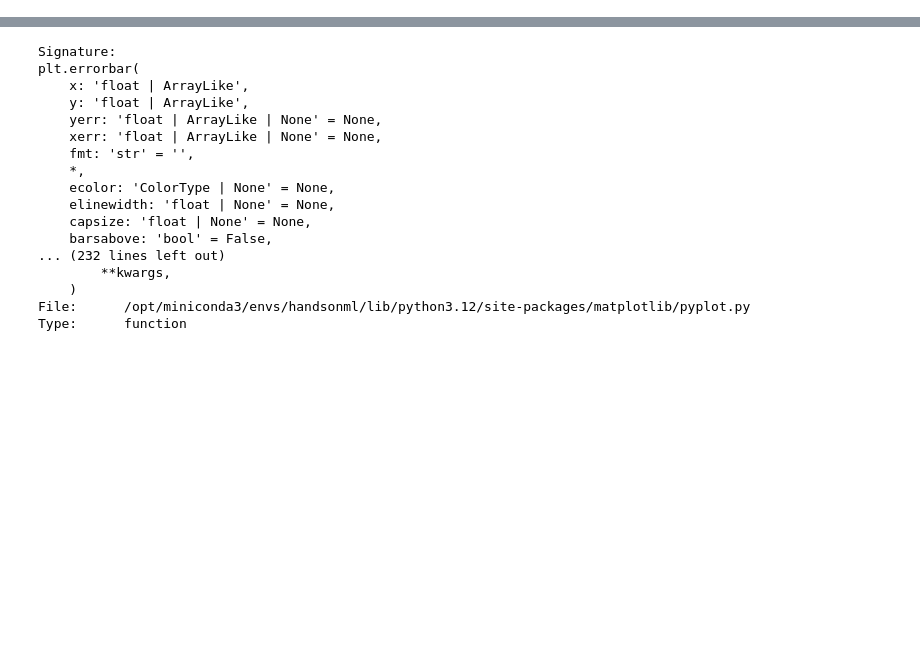
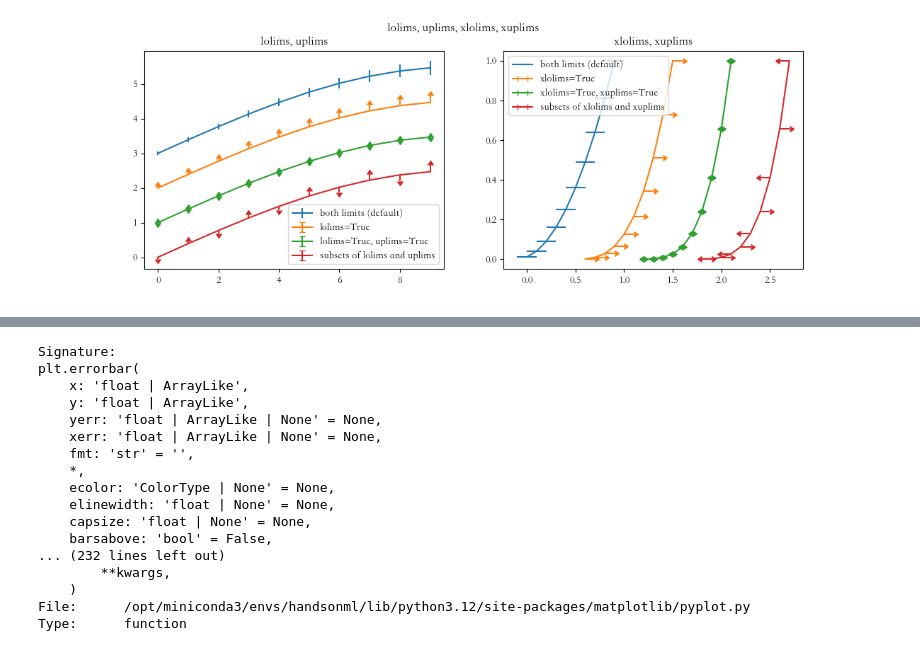
Before and after one commit to wangmu0115/HandsOn-ML, a Jupyter notebook: matplotlib/误差线.ipynb, the cells around one changed output, grey strips where cells are left out. Cells and saved outputs as stored; diff of their text form; code cells hidden in the pictures; blank space fills up the shorter version.

```diff
--- a/matplotlib/误差线.ipynb
+++ b/matplotlib/误差线.ipynb
@@ -47,0 +89,40 @@ plt.show()
+# %%
+%matplotlib widget
+import numpy as np
+import matplotlib as mpl
+import matplotlib.pyplot as plt
+
+mpl.rcParams["font.sans-serif"] = ["Kaiti SC", "Menlo"] # 设置字体
+
+fig, (ax1, ax2) = plt.subplots(1, 2, figsize=(12, 4))
+
+x = np.arange(10)
+y = 2.5 * np.sin(x / 20 * np.pi)
+yerr = np.linspace(0.05, 0.2, 10)
+
+ax1.errorbar(x, y + 3, yerr=yerr, label="both limits (default)")
+ax1.errorbar(x, y + 2, yerr=yerr, lolims=True, label="lolims=True")
+ax1.errorbar(x, y + 1, yerr=yerr, lolims=True, uplims=True, label="lolims=True, uplims=True")
+lowerlimits, upperlimits = [False] * len(x), [False] * len(x)
+lowerlimits[1::2] = [True] * len(lowerlimits[1::2])
+upperlimits[0::2] = [True] * len(upperlimits[0::2])
+ax1.errorbar(x, y, yerr=yerr, lolims=lowerlimits, uplims=upperlimits, label="subsets of lolims and uplims")
+ax1.set_title("lolims, uplims")
+ax1.legend(loc="lower right")
+
+x = x / 10.0
+ax2.errorbar(x, (x + 0.1)**2, xerr=0.1, label="both limits (default)")
+ax2.errorbar(x + 0.6, (x + 0.1)**3, xerr=0.1, xlolims=True, label="xlolims=True")
+ax2.errorbar(x + 1.2, (x + 0.1)**4, xerr=0.1, xlolims=True, xuplims=True, label="xlolims=True, xuplims=True")
+xlowerlimits, xupperlimits = [False] * len(x), [False] * len(x)
+xlowerlimits[0::2] = [True] * len(xlowerlimits[0::2])
+xupperlimits[1::2] = [True] * len(xupperlimits[1::2])
+ax2.errorbar(x + 1.8, (x + 0.1)**4, xerr=0.1, xlolims=xlowerlimits, xuplims=xupperlimits, label="subsets of xlolims and xuplims")
+ax2.set_title("xlolims, xuplims")
+ax2.legend(loc="upper left")
+
+fig.suptitle("lolims, uplims, xlolims, xuplims")
+
+plt.show()
+# %% [output]
+[figure, added]
```
Also changed, not shown: parts of 17 cells of this notebook, 6 other files.
